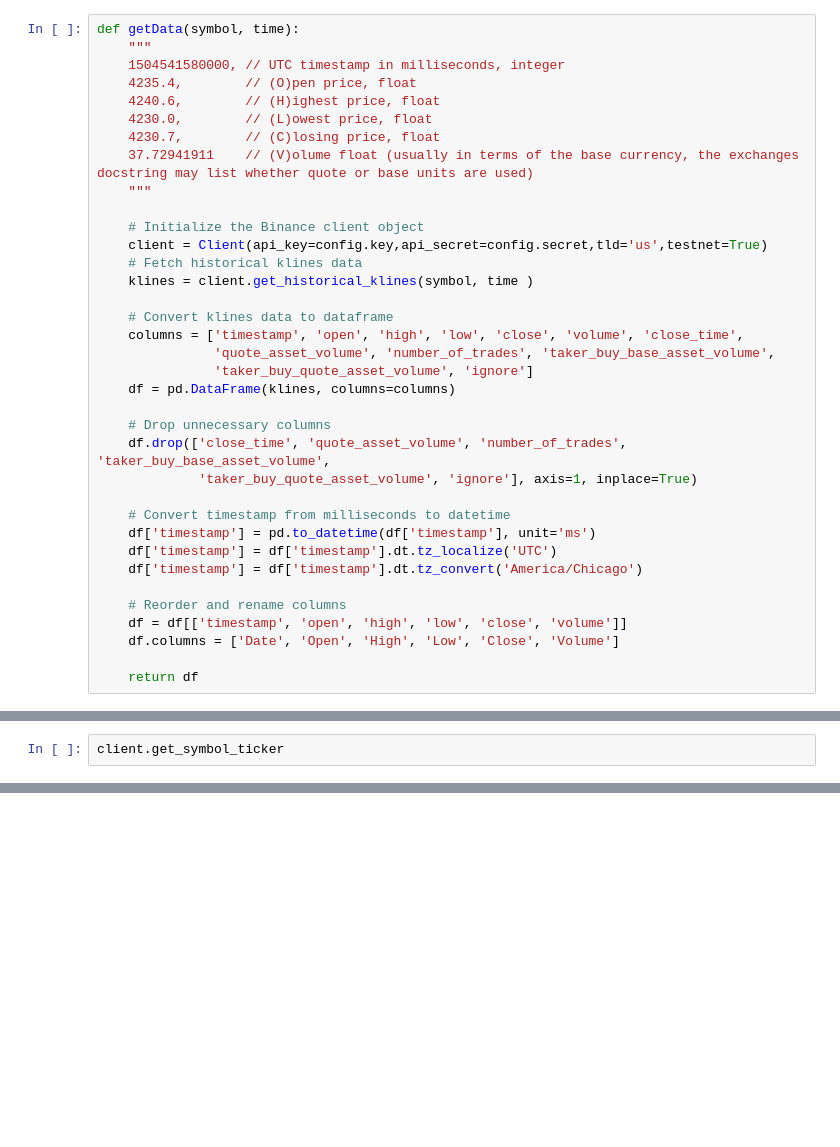
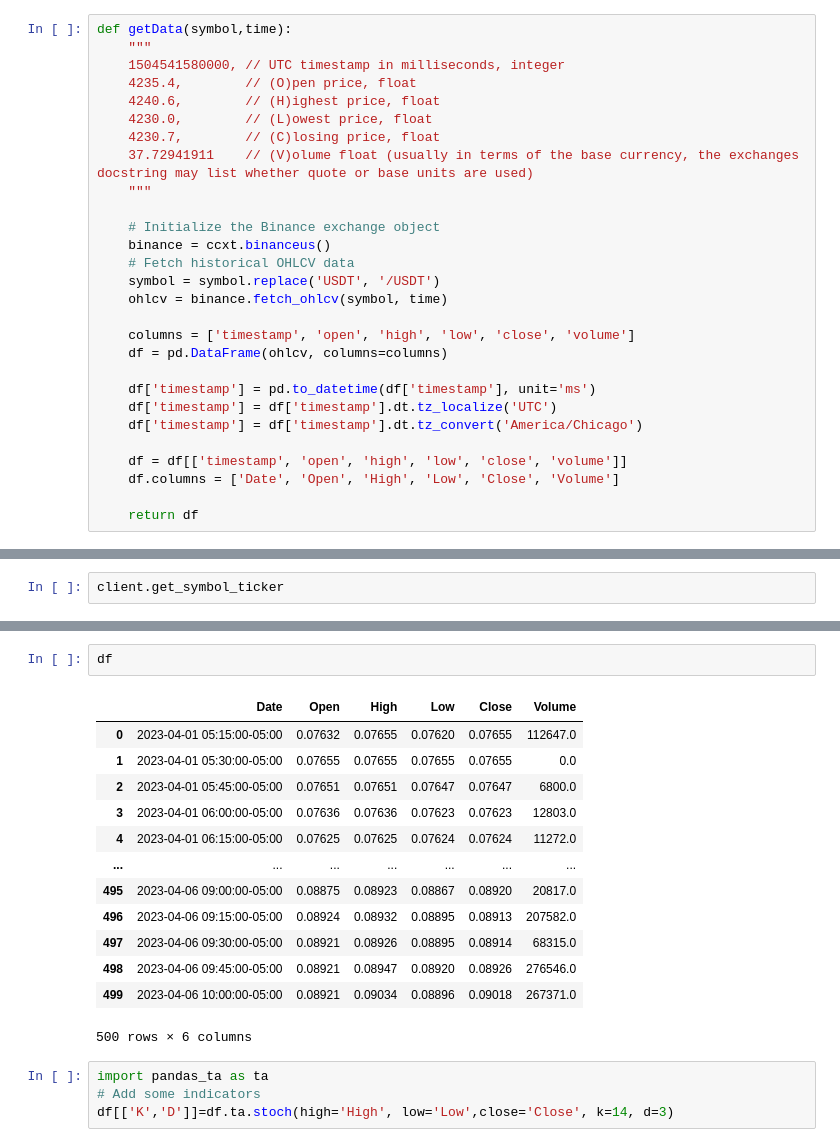
Before and after one commit to kubadlugosz/Geminit-Trading-Bot, a Jupyter notebook: Backtest.ipynb, the cells around one changed output, grey strips where cells are left out. Saved outputs shown, nothing was run; the diff lists cells and outputs as text; blank space fills up the shorter version.

```diff
--- a/Backtest.ipynb
+++ b/Backtest.ipynb
@@ -1941,7 +1941,7 @@ print('Current price of Chainlink:', link_price)
 # %% [output]
 Current price of Chainlink: 92.15000000
 # %%
-def getData(symbol, time):
+def getData(symbol,time):
     """
     1504541580000, // UTC timestamp in milliseconds, integer
     4235.4,        // (O)pen price, float
@@ -1951,27 +1951,19 @@ def getData(symbol, time):
     37.72941911    // (V)olume float (usually in terms of the base currency, the exchanges docstring may list whether quote or base units are used)
     """
 
-    # Initialize the Binance client object
-    client = Client(api_key=config.key,api_secret=config.secret,tld='us',testnet=True)
-    # Fetch historical klines data
-    klines = client.get_historical_klines(symbol, time )
+    # Initialize the Binance exchange object
+    binance = ccxt.binanceus()
+    # Fetch historical OHLCV data
+    symbol = symbol.replace('USDT', '/USDT')
+    ohlcv = binance.fetch_ohlcv(symbol, time)
 
-    # Convert klines data to dataframe
-    columns = ['timestamp', 'open', 'high', 'low', 'close', 'volume', 'close_time',
-               'quote_asset_volume', 'number_of_trades', 'taker_buy_base_asset_volume',
-               'taker_buy_quote_asset_volume', 'ignore']
-    df = pd.DataFrame(klines, columns=columns)
+    columns = ['timestamp', 'open', 'high', 'low', 'close', 'volume']
+    df = pd.DataFrame(ohlcv, columns=columns)
 
-    # Drop unnecessary columns
-    df.drop(['close_time', 'quote_asset_volume', 'number_of_trades', 'taker_buy_base_asset_volume',
-             'taker_buy_quote_asset_volume', 'ignore'], axis=1, inplace=True)
-
-    # Convert timestamp from milliseconds to datetime
     df['timestamp'] = pd.to_datetime(df['timestamp'], unit='ms')
     df['timestamp'] = df['timestamp'].dt.tz_localize('UTC')
     df['timestamp'] = df['timestamp'].dt.tz_convert('America/Chicago')
 
-    # Reorder and rename columns
     df = df[['timestamp', 'open', 'high', 'low', 'close', 'volume']]
     df.columns = ['Date', 'Open', 'High', 'Low', 'Close', 'Volume']
 
@@ -2077,0 +2111,20 @@ client.get_symbol_ticker
+# %%
+df
+# %% [output]
+|  | Date | Open | High | Low | Close | Volume |
+| 0 | 2023-04-01 05:15:00-05:00 | 0.07632 | 0.07655 | 0.07620 | 0.07655 | 112647.0 |
+| 1 | 2023-04-01 05:30:00-05:00 | 0.07655 | 0.07655 | 0.07655 | 0.07655 | 0.0 |
+| 2 | 2023-04-01 05:45:00-05:00 | 0.07651 | 0.07651 | 0.07647 | 0.07647 | 6800.0 |
+| 3 | 2023-04-01 06:00:00-05:00 | 0.07636 | 0.07636 | 0.07623 | 0.07623 | 12803.0 |
+| 4 | 2023-04-01 06:15:00-05:00 | 0.07625 | 0.07625 | 0.07624 | 0.07624 | 11272.0 |
+| ... | ... | ... | ... | ... | ... | ... |
+| 495 | 2023-04-06 09:00:00-05:00 | 0.08875 | 0.08923 | 0.08867 | 0.08920 | 20817.0 |
+| 496 | 2023-04-06 09:15:00-05:00 | 0.08924 | 0.08932 | 0.08895 | 0.08913 | 207582.0 |
+| 497 | 2023-04-06 09:30:00-05:00 | 0.08921 | 0.08926 | 0.08895 | 0.08914 | 68315.0 |
+| 498 | 2023-04-06 09:45:00-05:00 | 0.08921 | 0.08947 | 0.08920 | 0.08926 | 276546.0 |
+| 499 | 2023-04-06 10:00:00-05:00 | 0.08921 | 0.09034 | 0.08896 | 0.09018 | 267371.0 |
+500 rows × 6 columns
+# %%
+import pandas_ta as ta
+# Add some indicators
+df[['K','D']]=df.ta.stoch(high='High', low='Low',close='Close', k=14, d=3)
```
Also changed, not shown: parts of 17 cells of this notebook, 6 other files.
